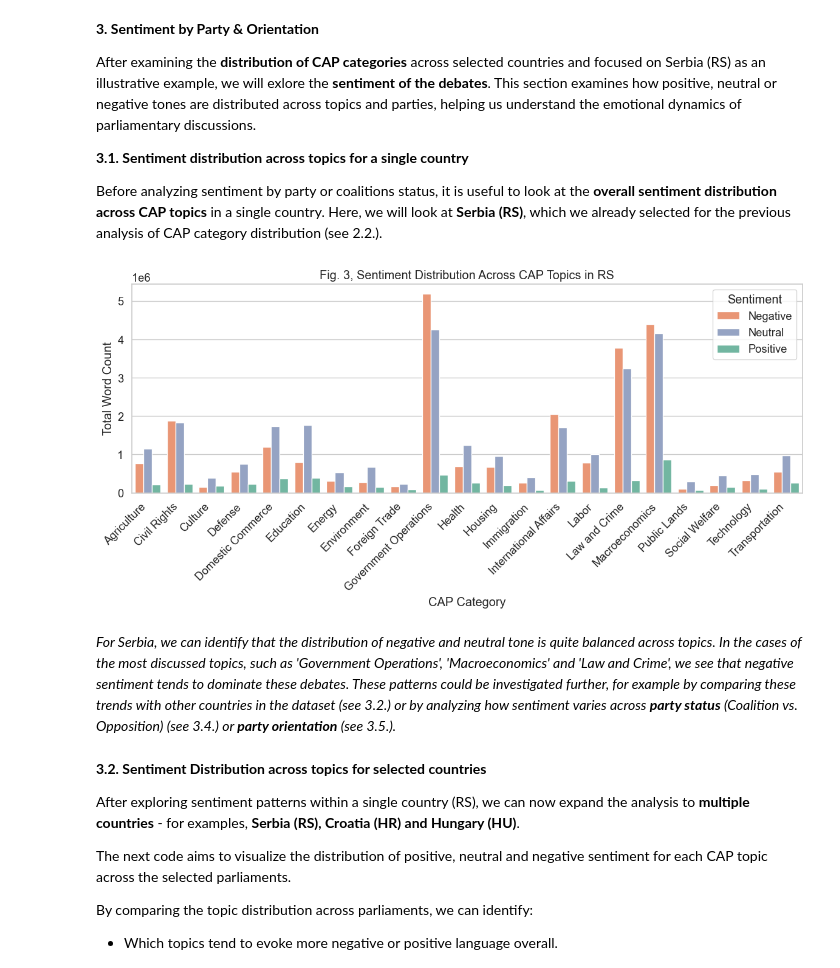
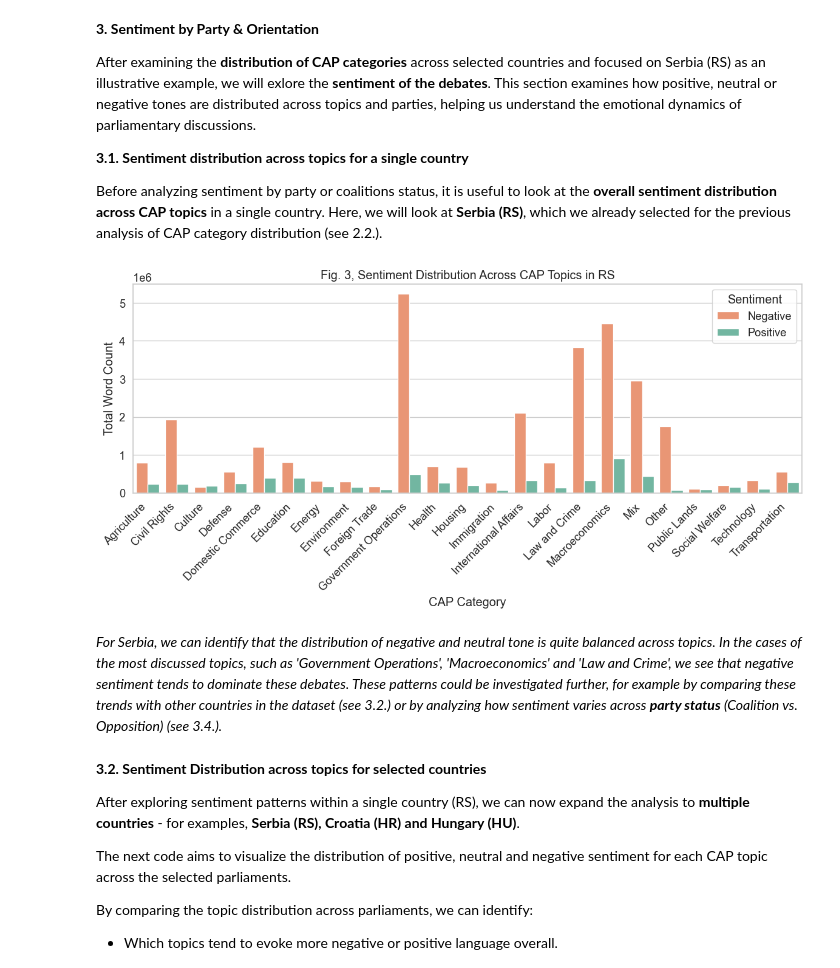
Before and after one commit to clarinsi/ParlaCAP-Analysis-Tutorials, a Jupyter notebook: notebook_python/Tutorial 2 - Calculating Topic and Sentiment Distributions.ipynb, the cells around one changed output. Drawn from its saved outputs; the diff is of its cells as text; code cells hidden in the pictures.

```diff
--- a/notebook_python/Tutorial 2 - Calculating Topic and Sentiment Distributions.ipynb
+++ b/notebook_python/Tutorial 2 - Calculating Topic and Sentiment Distributions.ipynb
@@ -185,36 +229,38 @@ cap_sent_counts = (
 )
 
 # ---- 3. Ensure CAP_category is ordered consistently ----
 cap_order = sorted(country_data["CAP_category"].unique())
 cap_sent_counts["CAP_category"] = pd.Categorical(
     cap_sent_counts["CAP_category"], categories=cap_order, ordered=True
 )
 
 # ---- 4. Plot ----
 plt.figure(figsize=(12, 6))
 
 set2 = sns.color_palette("Set2")
 custom_palette = {"Negative": set2[1], "Neutral": set2[2], "Positive": set2[0]}
+hue_order = ["Negative", "Positive"]
 
 sns.barplot(
     data=cap_sent_counts,
     x="CAP_category",
     y="word_count",
     hue="sent3_category",
+    hue_order=hue_order,
     palette=custom_palette,
 )
 
 plt.title(f"Fig. 3, Sentiment Distribution Across CAP Topics in {country}")
 plt.xlabel("CAP Category")
 plt.ylabel("Total Word Count")
 plt.xticks(rotation=45, ha="right")
 plt.legend(title="Sentiment")
 plt.tight_layout()
 plt.show()
 # %% [output]
-[figure, old version]
+[figure, new version]
 # %% [markdown]
-*For Serbia, we can identify that the distribution of negative and neutral tone is quite balanced across topics. In the cases of the most discussed topics, such as 'Government Operations', 'Macroeconomics' and 'Law and Crime', we see that negative sentiment tends to dominate these debates. These patterns could be investigated further, for example by comparing these trends with other countries in the dataset (see 3.2.) or by analyzing how sentiment varies across **party status** (Coalition vs. Opposition) (see 3.4.) or **party orientation** (see 3.5.).*
+*For Serbia, we can identify that the distribution of negative and neutral tone is quite balanced across topics. In the cases of the most discussed topics, such as 'Government Operations', 'Macroeconomics' and 'Law and Crime', we see that negative sentiment tends to dominate these debates. These patterns could be investigated further, for example by comparing these trends with other countries in the dataset (see 3.2.) or by analyzing how sentiment varies across **party status** (Coalition vs. Opposition) (see 3.4.).*
 # %% [markdown]
 **3.2. Sentiment Distribution across topics for selected countries**
 
```
Also changed, not shown: parts of 13 cells of this notebook, 9 other files.
